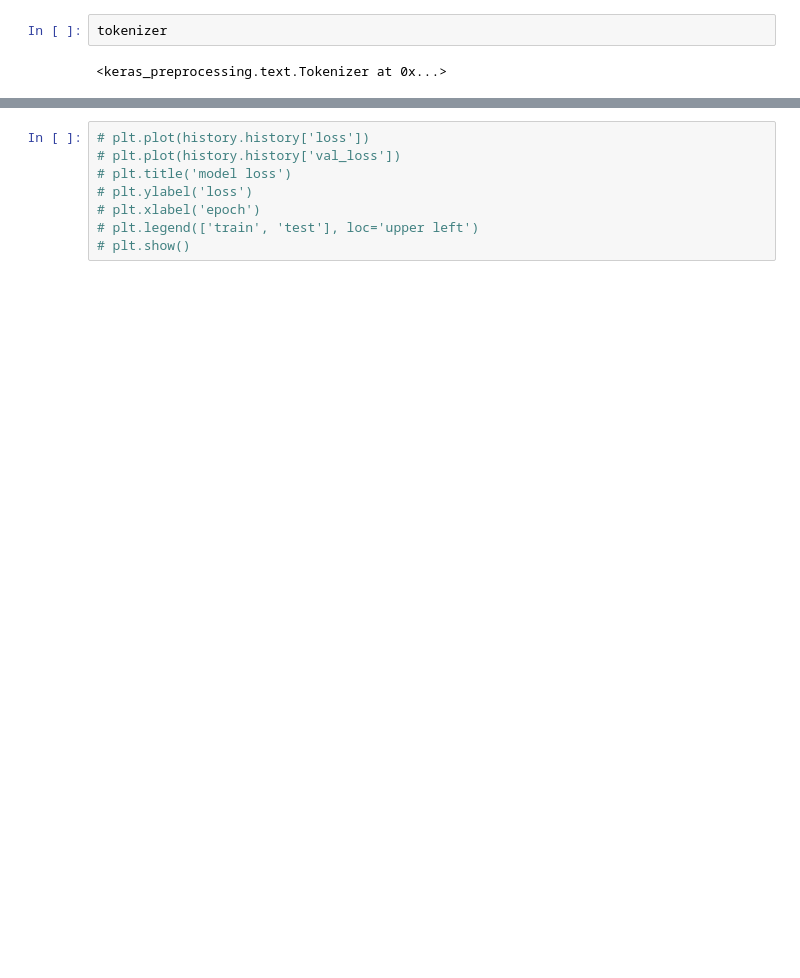
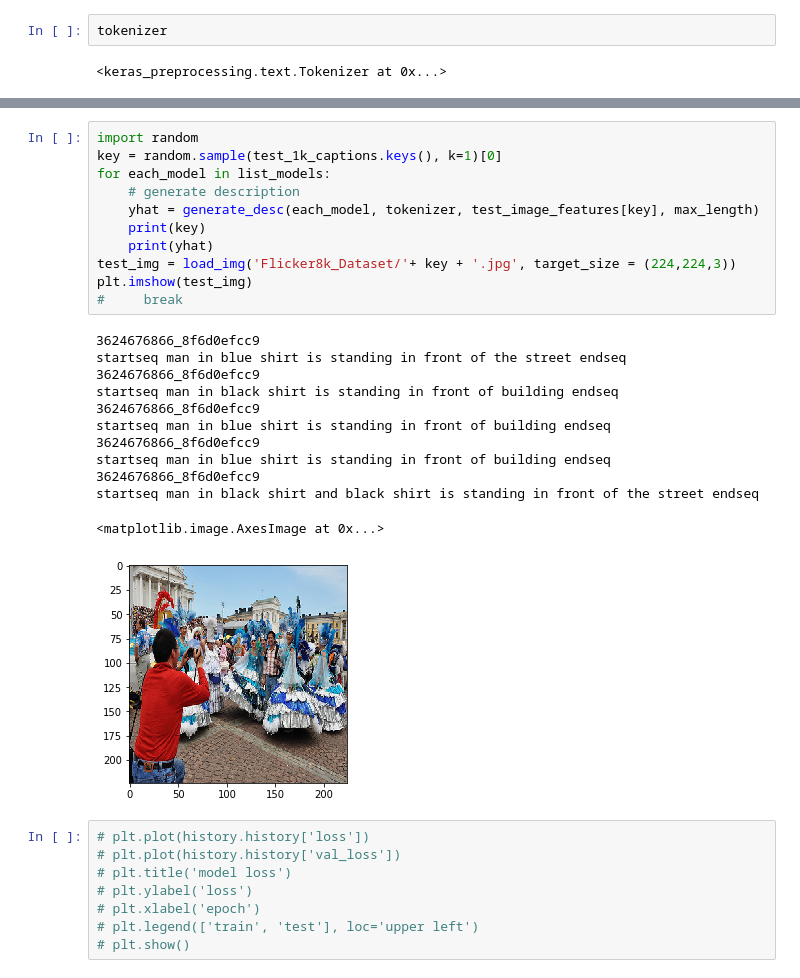
Before and after one commit to women-in-ai-ireland/August-2020-WaiLEARN-Image-Caption-Generation, a Jupyter notebook: Notebooks/ImageCaptioningFlickr_AWS.ipynb, the cells around one changed output, grey strips where cells are left out. Drawn from its saved outputs; the diff is of its cells as text; blank space fills up the shorter version.

```diff
--- a/Notebooks/ImageCaptioningFlickr_AWS.ipynb
+++ b/Notebooks/ImageCaptioningFlickr_AWS.ipynb
@@ -638,3 +644,27 @@ startseq man in blue shirt is playing tennis endseq
+# %%
+import random
+key = random.sample(test_1k_captions.keys(), k=1)[0]
+for each_model in list_models:
+    # generate description
+    yhat = generate_desc(each_model, tokenizer, test_image_features[key], max_length)
+    print(key)
+    print(yhat)
+test_img = load_img('Flicker8k_Dataset/'+ key + '.jpg', target_size = (224,224,3))
+plt.imshow(test_img)
+#     break
+# %% [output]
+3624676866_8f6d0efcc9
+startseq man in blue shirt is standing in front of the street endseq
+3624676866_8f6d0efcc9
+startseq man in black shirt is standing in front of building endseq
+3624676866_8f6d0efcc9
+startseq man in blue shirt is standing in front of building endseq
+3624676866_8f6d0efcc9
+startseq man in blue shirt is standing in front of building endseq
+3624676866_8f6d0efcc9
+startseq man in black shirt and black shirt is standing in front of the street endseq
+<matplotlib.image.AxesImage at 0x...>
+[figure, added]
 # %%
 # plt.plot(history.history['loss'])
 # plt.plot(history.history['val_loss'])
```
Also changed, not shown: parts of 6 cells of this notebook.
